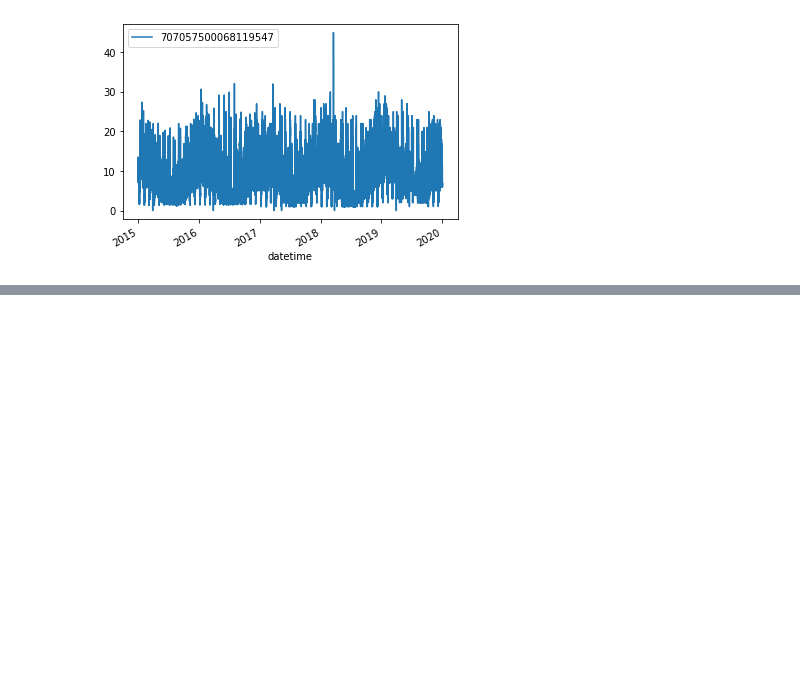
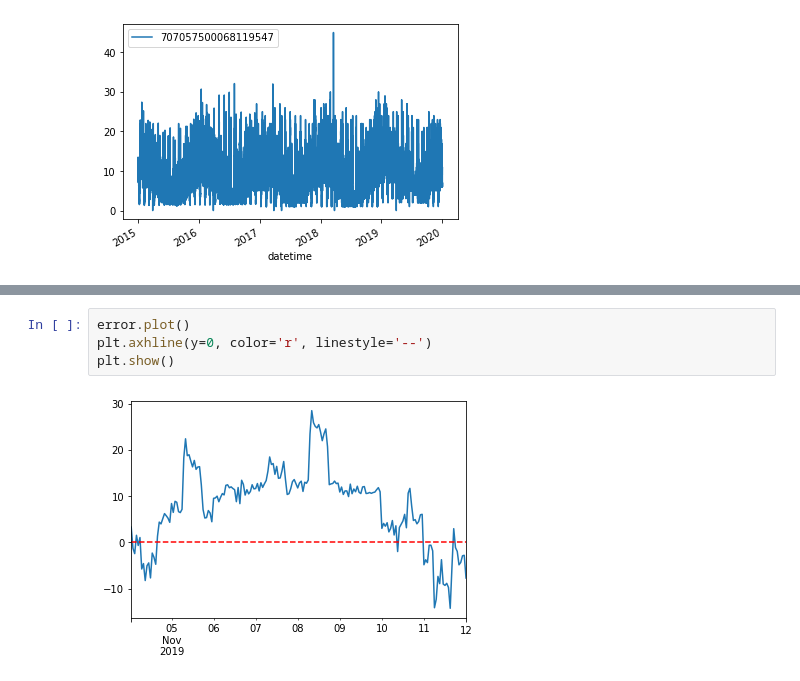
Before and after one commit to dagokl/trdk02_energy_consumption, a Jupyter notebook: notebooks/Experimentation.ipynb, the cells around one changed output, grey strips where cells are left out. Cells and saved outputs as stored; diff of their text form; blank space fills up the shorter version.

```diff
--- a/notebooks/Experimentation.ipynb
+++ b/notebooks/Experimentation.ipynb
@@ -68,0 +139,6 @@ plt.show()
+# %%
+error.plot()
+plt.axhline(y=0, color='r', linestyle='--')
+plt.show()
+# %% [output]
+[figure, added]
```
Also changed, not shown: parts of 6 cells of this notebook.
